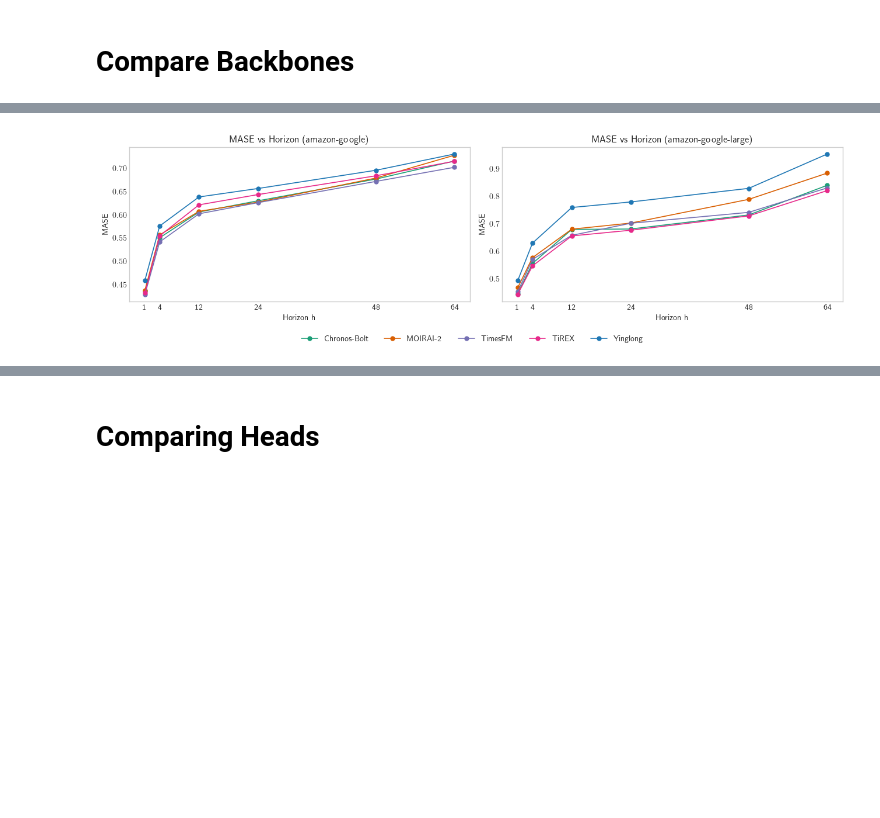
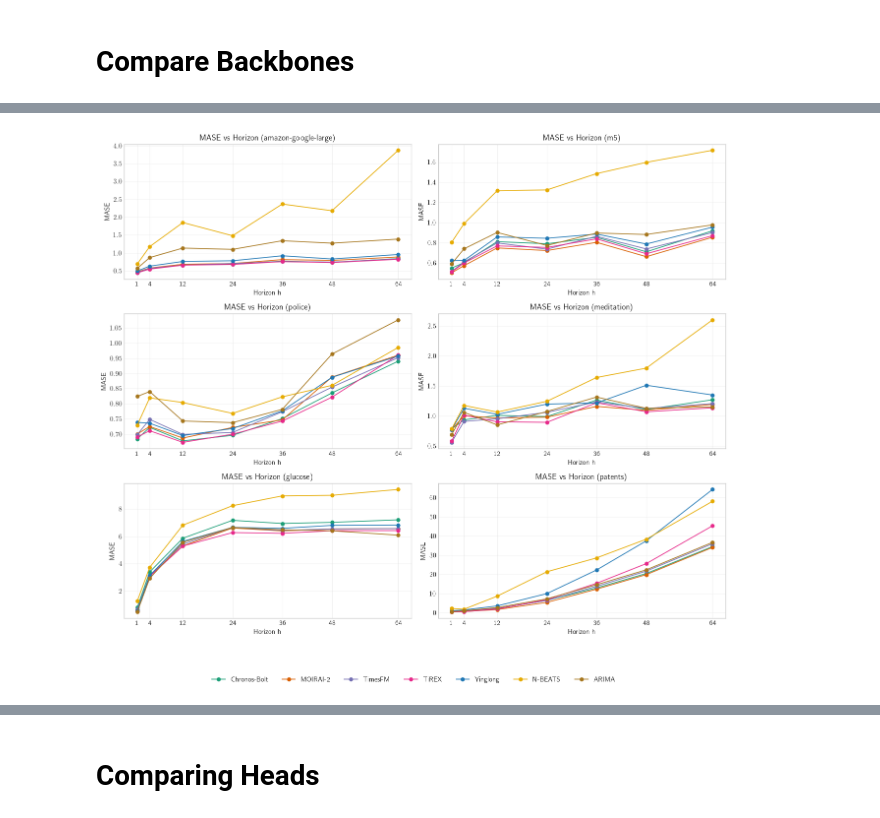
Before and after one commit to Coaster41/tsfm_head_calibration, a Jupyter notebook: eval_plots.ipynb, the cells around one changed output, grey strips where cells are left out. Drawn from its saved outputs; the diff is of its cells as text; code cells hidden in the pictures; blank space fills up the shorter version.

```diff
--- a/eval_plots.ipynb
+++ b/eval_plots.ipynb
@@ -306,6 +310,8 @@ def ensure_overall(overall_df: pd.DataFrame, series_df: pd.DataFrame) -> pd.Data
 # %% [markdown]
 # Compare Backbones
 # %%
+MODELS = ["chronos_bolt", "moirai2", "timesfm", "tirex", "yinglong", "nbeats", "autoarima"]
+DATASETS = ["amazon-google-large", "m5", "police", "meditation", "glucose", "patents"]
 long_df, num_timeseries, num_timeseries_by_dataset_head = consolidate_results(RESULTS_ROOT, MODELS, HEADS, DATASETS)
 
 # Filter to a single head for all downstream plots
@@ -315,7 +321,12 @@ if not long_df.empty:
 # Keep only the selected models that were actually found
 present_models = sorted(long_df["model"].unique().tolist()) if not long_df.empty else []
 present_models = [m for m in MODELS if m in present_models]
-datasets = sorted(long_df["dataset"].unique().tolist()) if not long_df.empty else []
+if DATASETS == None:
+    datasets = sorted(long_df["dataset"].unique().tolist()) if not long_df.empty else []
+else:
+    if set(DATASETS) == set(long_df["dataset"].unique().tolist()):
+        print(f"DATASETS: {DATASETS} does not equal found datasets: {set(long_df['dataset'].unique().tolist())}")
+    datasets = DATASETS
 
 print("Datasets discovered:", datasets)
 print("Models discovered:  ", present_models)
@@ -533,30 +768,0 @@ plt.show()
-# %%
-# Figure 6: Grouped bars for [PCE, WQL, MSIS]
-bar_metrics = ["pce", "wql", "msis"]
-bar_names = ["PCE", "WQL", "MSIS"]
-
-rows = len(bar_metrics)
-fig, axes = plt.subplots(rows, 1, figsize=(10, 2.4*rows), layout="constrained")
-
-x = np.arange(len(datasets))
-width = 0.8 / max(1, len(present_models))
-
-for i, (bm, bname) in enumerate(zip(bar_metrics, bar_names)):
-    ax = axes[i] if rows > 1 else axes
-    for k, model in enumerate(present_models):
-        vals = []
-        for dataset in datasets:
-            val = overall_df.query("dataset == @dataset and model == @model and metric == @bm")["value"]
-            if val.empty:
-                tmp = (series_df.query("dataset == @dataset and model == @model and metric == @bm")["value"])
-                val = pd.Series([tmp.median() if not tmp.empty else np.nan])
-            vals.append(float(val.iloc[0]) if not val.empty else np.nan)
-        offset = (k - (len(present_models)-1)/2) * width
-        ax.bar(x + offset, vals, width, label=disp(model), color=mcolor(model))
-    ax.set_ylabel(bname)
-    ax.set_xticks(x, datasets)
-
-handles, labels = axes[-1].get_legend_handles_labels() if rows > 1 else axes.get_legend_handles_labels()
-fig.legend(handles, labels, loc="lower center", ncols=len(present_models), framealpha=1)
-plt.tight_layout(rect=[0, 0.09, 1, 1])
-plt.show()
@@ -566,34 +886,35 @@ plt.show()
 # Figure 7: MASE across forecast horizon (lines) per dataset
 metric = "mase"
 # Horizons to plot
-PRED_HORIZONS = [1, 4, 12, 24, 48, 64]
+PRED_HORIZONS = [1, 4, 12, 24, 36, 48, 64]
 
 rows, cols = best_grid(len(datasets), max_cols=2)
 fig, axes = plt.subplots(rows, cols, figsize=(6.5*cols, 3.8*rows), squeeze=False)
 
 for idx, dataset in enumerate(datasets):
     ax = axes[idx // cols][idx % cols]
     dsub = per_h_df.query("dataset == @dataset and metric == @metric")
     for model in present_models:
         y = (
             dsub.query("model == @model")
                 .set_index("h")
                 .sort_index()
                 .reindex(PRED_HORIZONS)  # keep only chosen horizons (NaNs where missing)
         )
         if y["value"].notna().sum() == 0:
             continue
         ax.plot(PRED_HORIZONS, y["value"], label=disp(model), marker=hmarker(HEAD_TO_PLOT),
                 lw=1.2, c=mcolor(model), markersize=5)
     ax.set_title(f"MASE vs Horizon ({dataset})")
     ax.set_xlabel("Horizon h")
     ax.set_ylabel("MASE")
     ax.set_xticks(PRED_HORIZONS, [str(h) for h in PRED_HORIZONS])
+    ax.grid(True, alpha=0.25)
 
-handles, labels = axes[0][0].get_legend_handles_labels()
+handles, labels = axes[1][0].get_legend_handles_labels()
 fig.legend(handles, labels, loc="lower center", ncols=len(present_models), framealpha=1)
 plt.tight_layout(rect=[0, 0.08, 1, 1])
 plt.show()
 # %% [output]
-[figure, old version]
+[figure, new version]
 # %%
```
Also changed, not shown: parts of 20 cells of this notebook, 5 other files.
